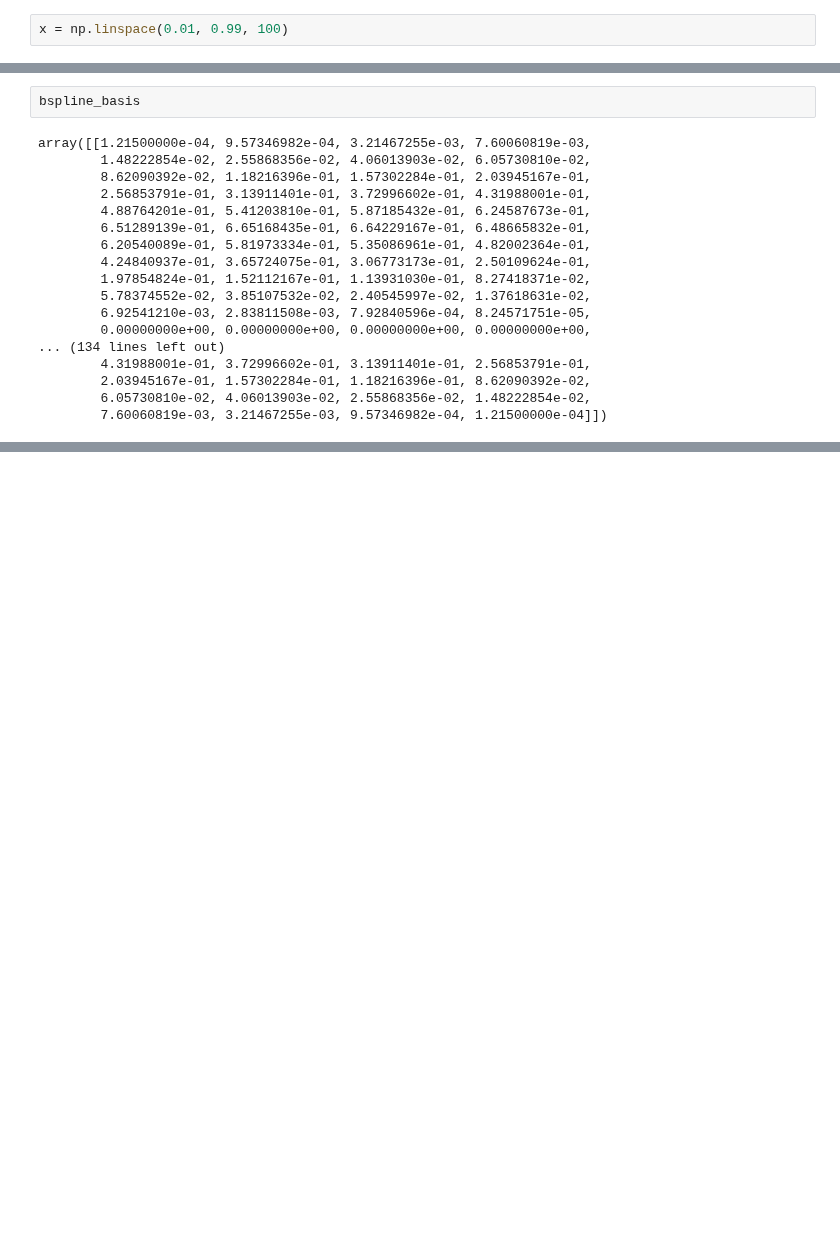
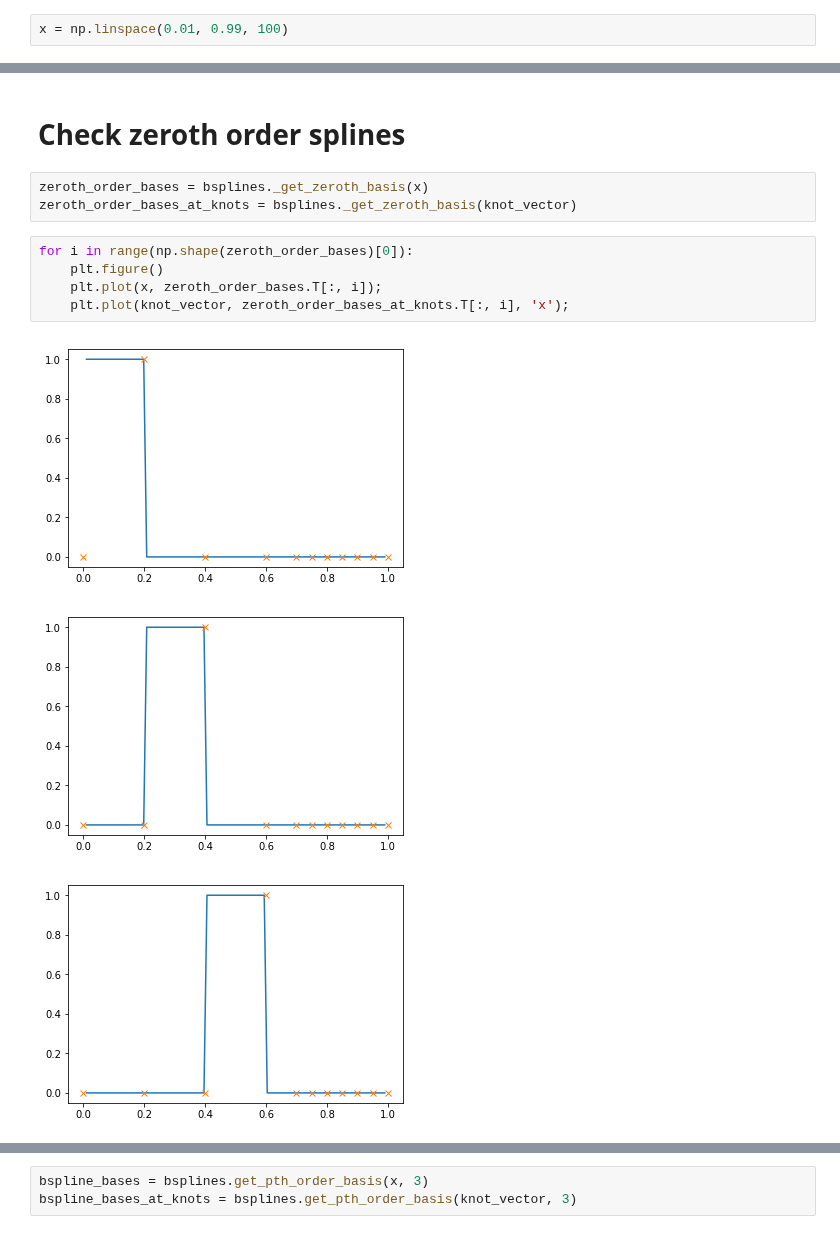
Before and after one commit to mijordan3/BNP_sensitivity, a Jupyter notebook: GMM_clustering/jupyter/interpolation.ipynb, the cells around one changed output, grey strips where cells are left out. Cells and saved outputs as stored; diff of their text form; blank space fills up the shorter version.

```diff
--- a/GMM_clustering/jupyter/interpolation.ipynb
+++ b/GMM_clustering/jupyter/interpolation.ipynb
@@ -100,20 +24,14 @@ bspline_basis = basis_class._get_pth_order_basis(x, 3)
-# %%
-bspline_basis
-# %% [output]
-array([[1.21500000e-04, 9.57346982e-04, 3.21467255e-03, 7.60060819e-03,
-        1.48222854e-02, 2.55868356e-02, 4.06013903e-02, 6.05730810e-02,
-        8.62090392e-02, 1.18216396e-01, 1.57302284e-01, 2.03945167e-01,
-        2.56853791e-01, 3.13911401e-01, 3.72996602e-01, 4.31988001e-01,
-        4.88764201e-01, 5.41203810e-01, 5.87185432e-01, 6.24587673e-01,
-        6.51289139e-01, 6.65168435e-01, 6.64229167e-01, 6.48665832e-01,
-        6.20540089e-01, 5.81973334e-01, 5.35086961e-01, 4.82002364e-01,
-        4.24840937e-01, 3.65724075e-01, 3.06773173e-01, 2.50109624e-01,
-        1.97854824e-01, 1.52112167e-01, 1.13931030e-01, 8.27418371e-02,
-        5.78374552e-02, 3.85107532e-02, 2.40545997e-02, 1.37618631e-02,
-        6.92541210e-03, 2.83811508e-03, 7.92840596e-04, 8.24571751e-05,
-        0.00000000e+00, 0.00000000e+00, 0.00000000e+00, 0.00000000e+00,
-... (134 lines left out)
-        4.31988001e-01, 3.72996602e-01, 3.13911401e-01, 2.56853791e-01,
-        2.03945167e-01, 1.57302284e-01, 1.18216396e-01, 8.62090392e-02,
-        6.05730810e-02, 4.06013903e-02, 2.55868356e-02, 1.48222854e-02,
-        7.60060819e-03, 3.21467255e-03, 9.57346982e-04, 1.21500000e-04]])
+# %% [markdown]
+# Check zeroth order splines
+# %%
+zeroth_order_bases = bsplines._get_zeroth_basis(x)
+zeroth_order_bases_at_knots = bsplines._get_zeroth_basis(knot_vector)
+# %%
+for i in range(np.shape(zeroth_order_bases)[0]):
+    plt.figure()
+    plt.plot(x, zeroth_order_bases.T[:, i]);
+    plt.plot(knot_vector, zeroth_order_bases_at_knots.T[:, i], 'x');
+# %% [output]
+[figure, added]
+[figure, added]
+[figure, added]
@@ -119,0 +45,3 @@ array([[1.21500000e-04, 9.57346982e-04, 3.21467255e-03, 7.60060819e-03,
+# %%
+bspline_bases = bsplines.get_pth_order_basis(x, 3)
+bspline_bases_at_knots = bsplines.get_pth_order_basis(knot_vector, 3)
```
Also changed, not shown: parts of 18 cells of this notebook, 1 other file.
